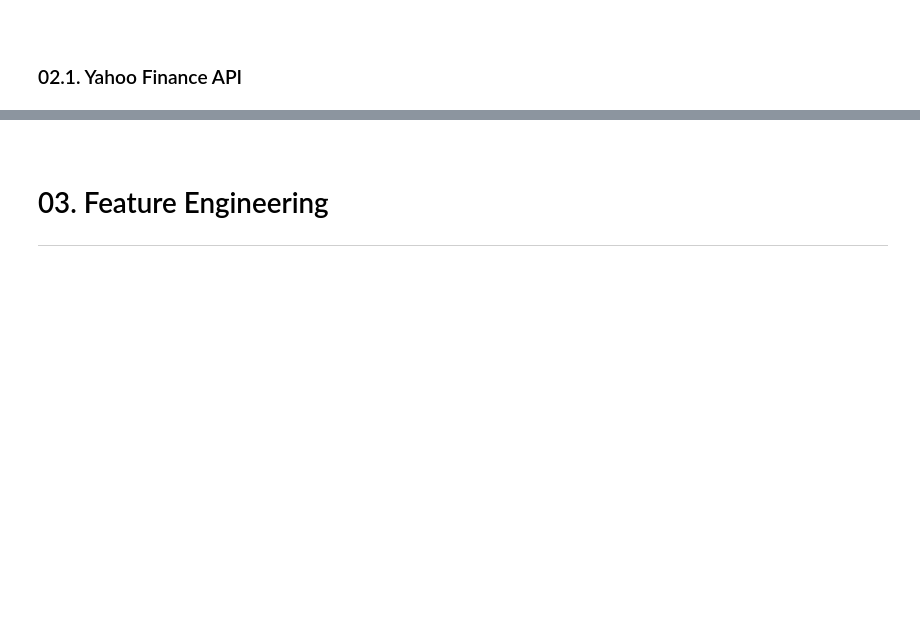
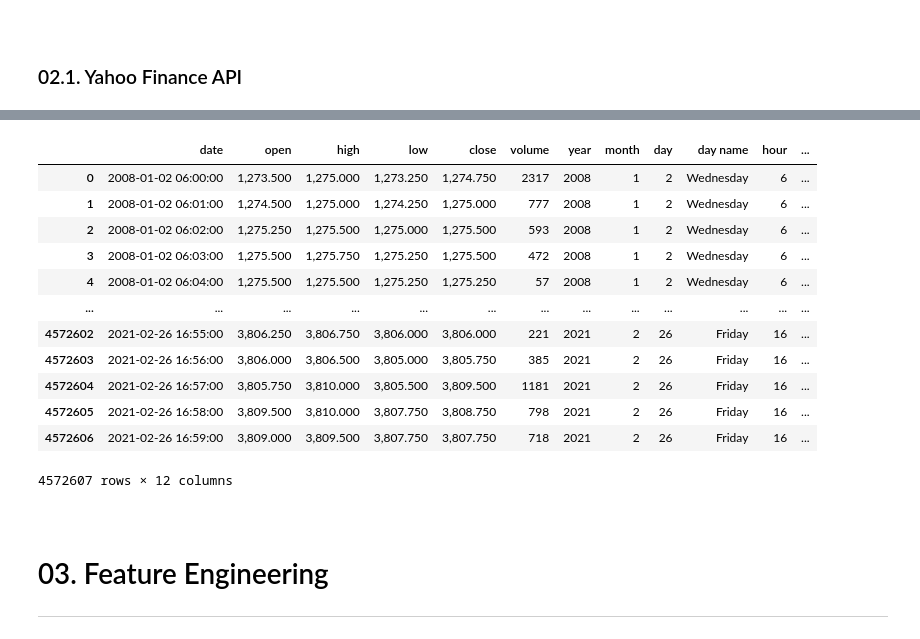
Before and after one commit to soheil-mpg/Automatic-Trading-with-RL, a Jupyter notebook: quantitative trading.ipynb, the cells around one changed output, grey strips where cells are left out. Saved outputs shown, nothing was run; the diff lists cells and outputs as text; code cells hidden in the pictures; blank space fills up the shorter version.

```diff
--- a/quantitative trading.ipynb
+++ b/quantitative trading.ipynb
@@ -125,3 +212,21 @@ df
+# %%
+# Get after 2008 only
+df = df[df["year"]>=2008].reset_index().iloc[:, 1:]
+df
+# %% [output]
+|  | date | open | high | low | close | volume | year | month | day | day name | hour | ... |
+| 0 | 2008-01-02 06:00:00 | 1,273.500 | 1,275.000 | 1,273.250 | 1,274.750 | 2317 | 2008 | 1 | 2 | Wednesday | 6 | ... |
+| 1 | 2008-01-02 06:01:00 | 1,274.500 | 1,275.000 | 1,274.250 | 1,275.000 | 777 | 2008 | 1 | 2 | Wednesday | 6 | ... |
+| 2 | 2008-01-02 06:02:00 | 1,275.250 | 1,275.500 | 1,275.000 | 1,275.500 | 593 | 2008 | 1 | 2 | Wednesday | 6 | ... |
+| 3 | 2008-01-02 06:03:00 | 1,275.500 | 1,275.750 | 1,275.250 | 1,275.500 | 472 | 2008 | 1 | 2 | Wednesday | 6 | ... |
+| 4 | 2008-01-02 06:04:00 | 1,275.500 | 1,275.500 | 1,275.250 | 1,275.250 | 57 | 2008 | 1 | 2 | Wednesday | 6 | ... |
+| ... | ... | ... | ... | ... | ... | ... | ... | ... | ... | ... | ... | ... |
+| 4572602 | 2021-02-26 16:55:00 | 3,806.250 | 3,806.750 | 3,806.000 | 3,806.000 | 221 | 2021 | 2 | 26 | Friday | 16 | ... |
+| 4572603 | 2021-02-26 16:56:00 | 3,806.000 | 3,806.500 | 3,805.000 | 3,805.750 | 385 | 2021 | 2 | 26 | Friday | 16 | ... |
+| 4572604 | 2021-02-26 16:57:00 | 3,805.750 | 3,810.000 | 3,805.500 | 3,809.500 | 1181 | 2021 | 2 | 26 | Friday | 16 | ... |
+| 4572605 | 2021-02-26 16:58:00 | 3,809.500 | 3,810.000 | 3,807.750 | 3,808.750 | 798 | 2021 | 2 | 26 | Friday | 16 | ... |
+| 4572606 | 2021-02-26 16:59:00 | 3,809.000 | 3,809.500 | 3,807.750 | 3,807.750 | 718 | 2021 | 2 | 26 | Friday | 16 | ... |
+4572607 rows × 12 columns
 # %% [markdown]
 <br>
 
```
Also changed, not shown: parts of 22 cells of this notebook.
